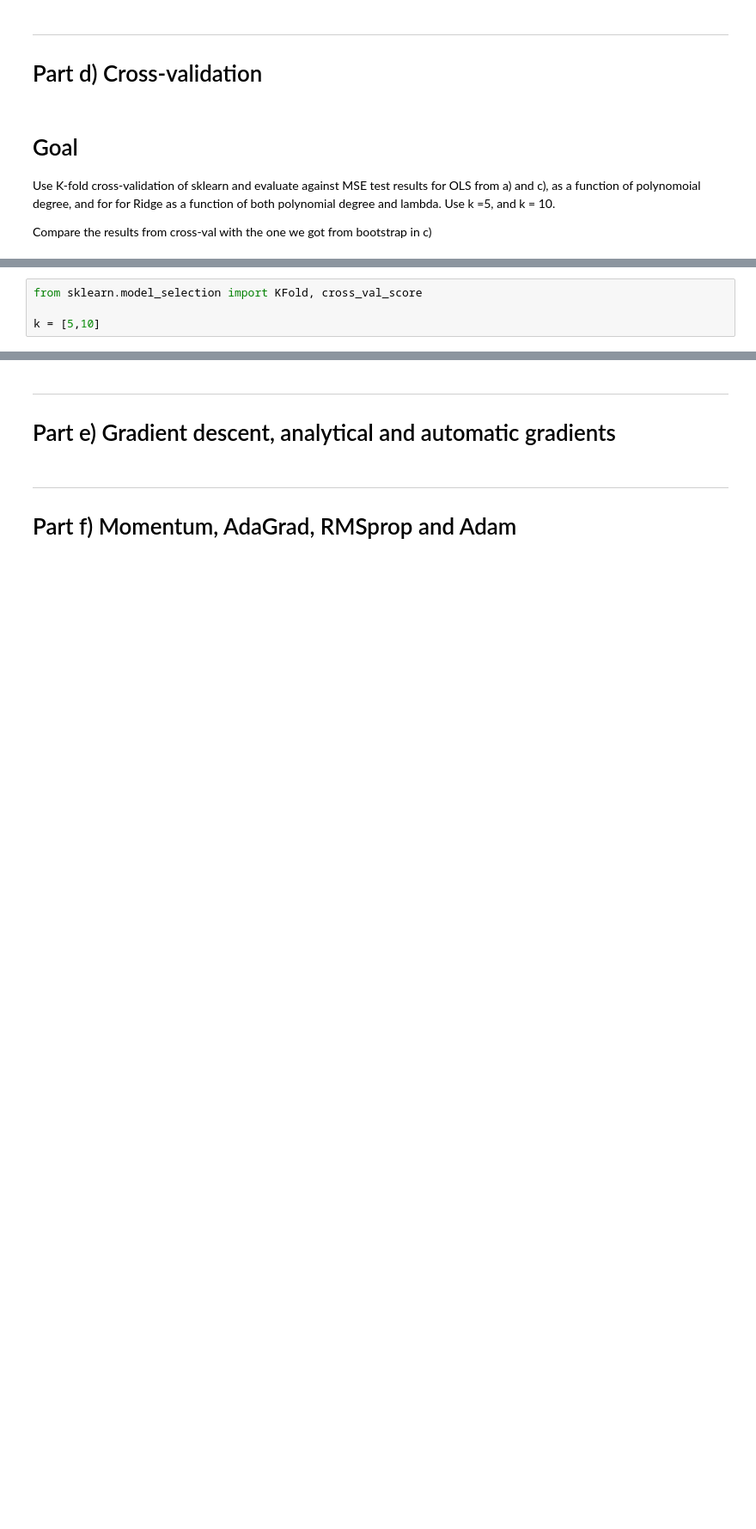
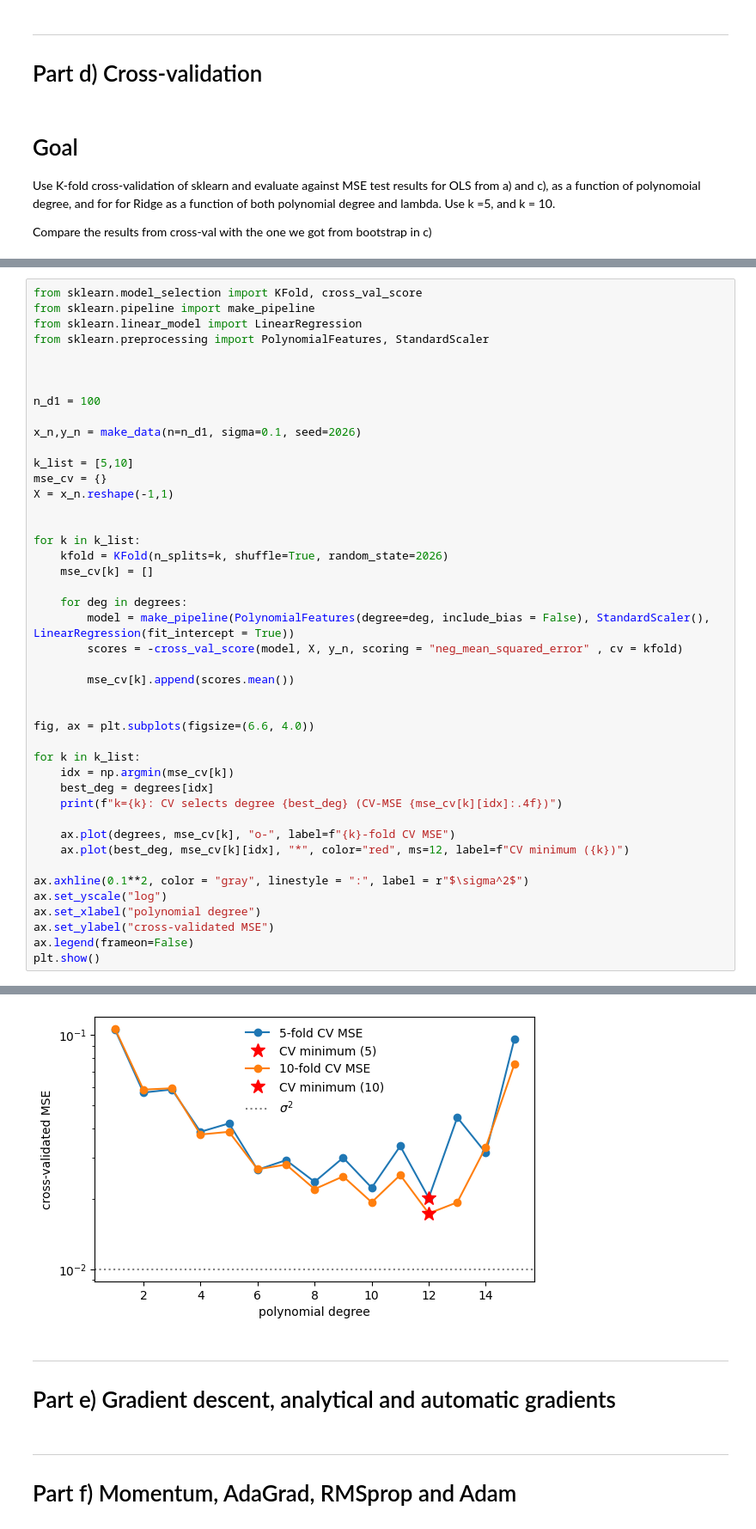
Before and after one commit to Parisa-amin/FYS-STK4155, a Jupyter notebook: Project1/code/Project1.ipynb, the cells around one changed output, grey strips where cells are left out. Shown at 86% size. Drawn from its saved outputs; the diff is of its cells as text; blank space fills up the shorter version.

```diff
--- a/Project1/code/Project1.ipynb
+++ b/Project1/code/Project1.ipynb
@@ -729,4 +731,45 @@ Setup K-fold and cross val
 # %%
 from sklearn.model_selection import KFold, cross_val_score
+from sklearn.pipeline import make_pipeline
+from sklearn.linear_model import LinearRegression
+from sklearn.preprocessing import PolynomialFeatures, StandardScaler
 
-k = [5,10]
+
+
+n_d1 = 100
+
+x_n,y_n = make_data(n=n_d1, sigma=0.1, seed=2026)
+
+k_list = [5,10]
+mse_cv = {}
+X = x_n.reshape(-1,1)
+
+
+for k in k_list:
+    kfold = KFold(n_splits=k, shuffle=True, random_state=2026)
+    mse_cv[k] = []
+
+    for deg in degrees:
+        model = make_pipeline(PolynomialFeatures(degree=deg, include_bias = False), StandardScaler(), LinearRegression(fit_intercept = True))
+        scores = -cross_val_score(model, X, y_n, scoring = "neg_mean_squared_error" , cv = kfold)
+
+        mse_cv[k].append(scores.mean())
+
+
+fig, ax = plt.subplots(figsize=(6.6, 4.0))
+
+for k in k_list:
+    idx = np.argmin(mse_cv[k])
+    best_deg = degrees[idx]
+    print(f"k={k}: CV selects degree {best_deg} (CV-MSE {mse_cv[k][idx]:.4f})")
+
+    ax.plot(degrees, mse_cv[k], "o-", label=f"{k}-fold CV MSE")
+    ax.plot(best_deg, mse_cv[k][idx], "*", color="red", ms=12, label=f"CV minimum ({k})")
+
+ax.axhline(0.1**2, color = "gray", linestyle = ":", label = r"$\sigma^2$")
+ax.set_yscale("log")
+ax.set_xlabel("polynomial degree")
+ax.set_ylabel("cross-validated MSE")
+ax.legend(frameon=False)
+plt.show()
+# %% [output]
@@ -733,3 +778,4 @@ k = [5,10]
+[figure, added]
 # %% [markdown]
 ---
 # Part e) Gradient descent, analytical and automatic gradients
```
Also changed, not shown: parts of 7 cells of this notebook, 5 other files.
